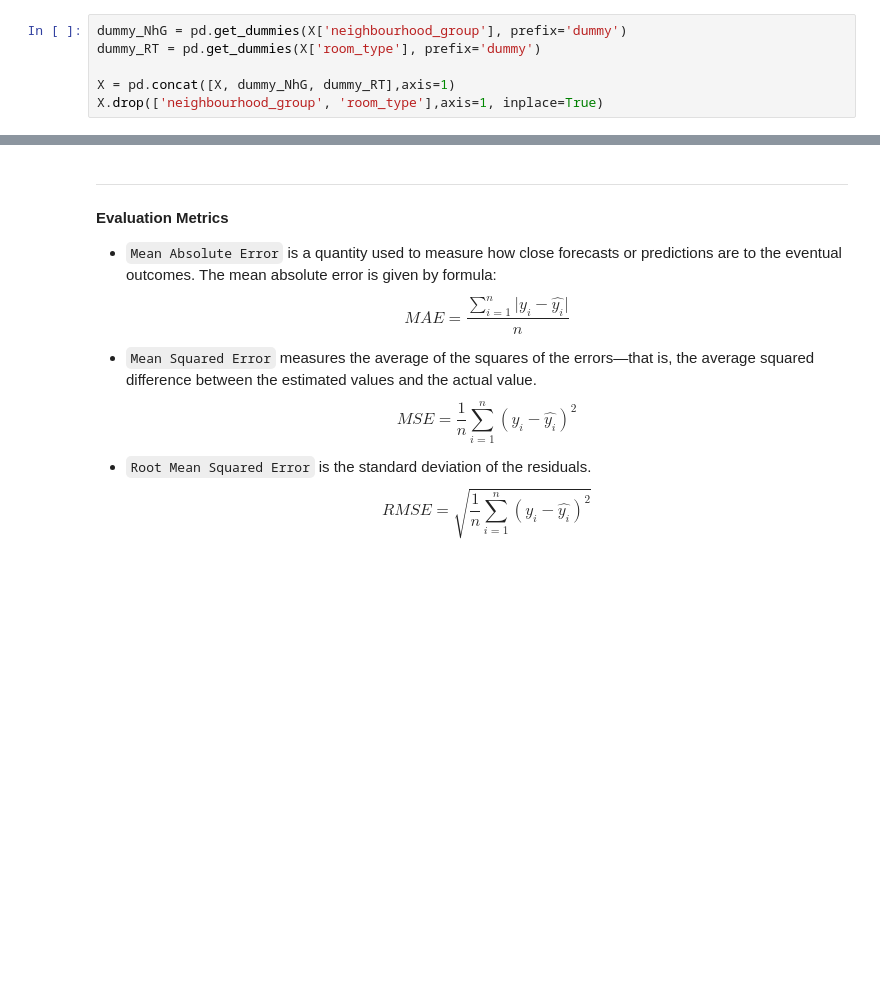
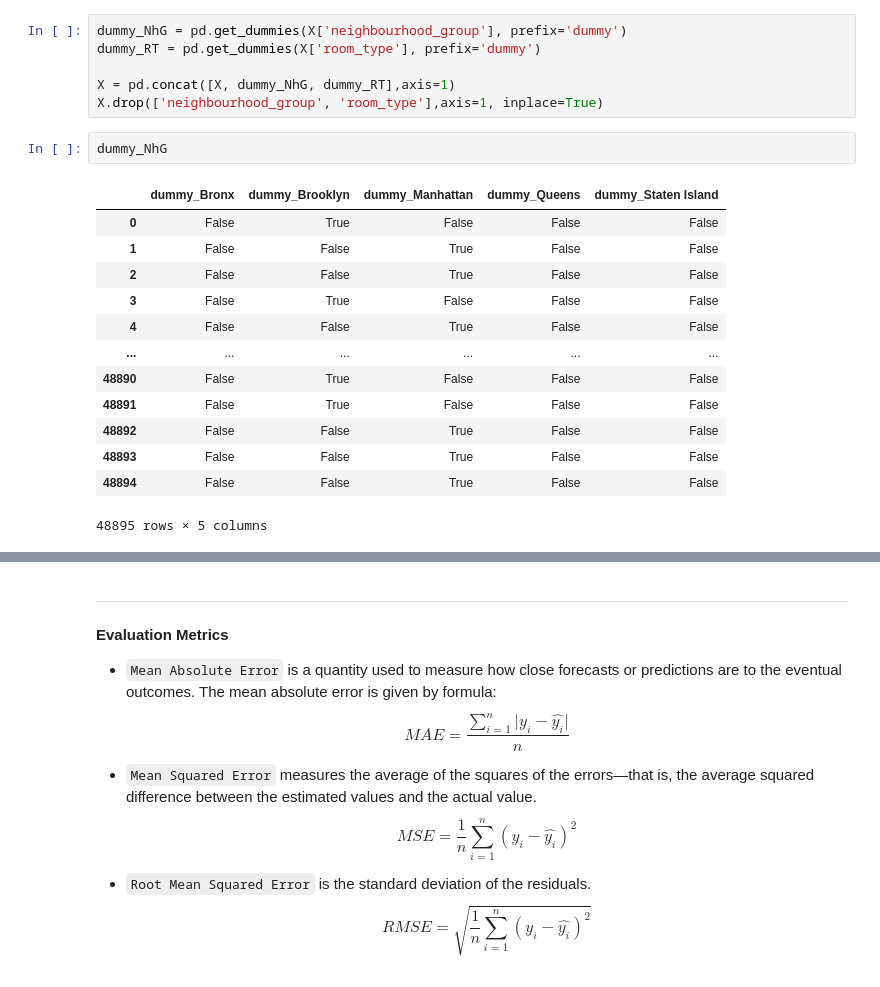
Before and after one commit to tunglinwood/examples, a Jupyter notebook: airbnb_price_prediction_regression/airbnb_price_prediction_regression_py.ipynb, the cells around one changed output, grey strips where cells are left out. Drawn from its saved outputs; the diff is of its cells as text; blank space fills up the shorter version.

```diff
--- a/airbnb_price_prediction_regression/airbnb_price_prediction_regression_py.ipynb
+++ b/airbnb_price_prediction_regression/airbnb_price_prediction_regression_py.ipynb
@@ -623,3 +664,19 @@ dummy_RT = pd.get_dummies(X['room_type'], prefix='dummy')
 
 X = pd.concat([X, dummy_NhG, dummy_RT],axis=1)
 X.drop(['neighbourhood_group', 'room_type'],axis=1, inplace=True)
+# %%
+dummy_NhG
+# %% [output]
+|  | dummy_Bronx | dummy_Brooklyn | dummy_Manhattan | dummy_Queens | dummy_Staten Island |
+| 0 | False | True | False | False | False |
+| 1 | False | False | True | False | False |
+| 2 | False | False | True | False | False |
+| 3 | False | True | False | False | False |
+| 4 | False | False | True | False | False |
+| ... | ... | ... | ... | ... | ... |
+| 48890 | False | True | False | False | False |
+| 48891 | False | True | False | False | False |
+| 48892 | False | False | True | False | False |
+| 48893 | False | False | True | False | False |
+| 48894 | False | False | True | False | False |
+48895 rows × 5 columns
```
Also changed, not shown: parts of 15 cells of this notebook, 1 other file.
